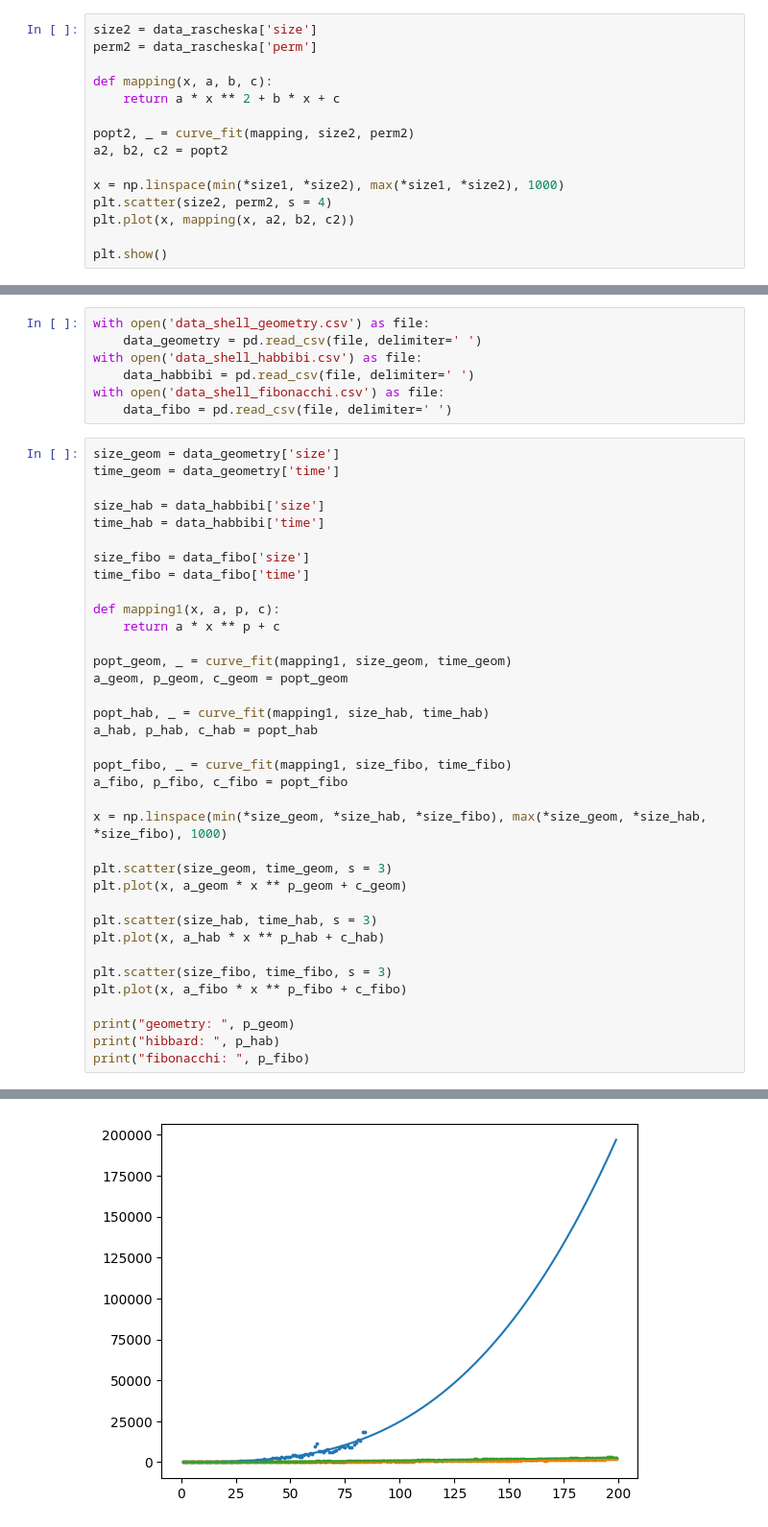
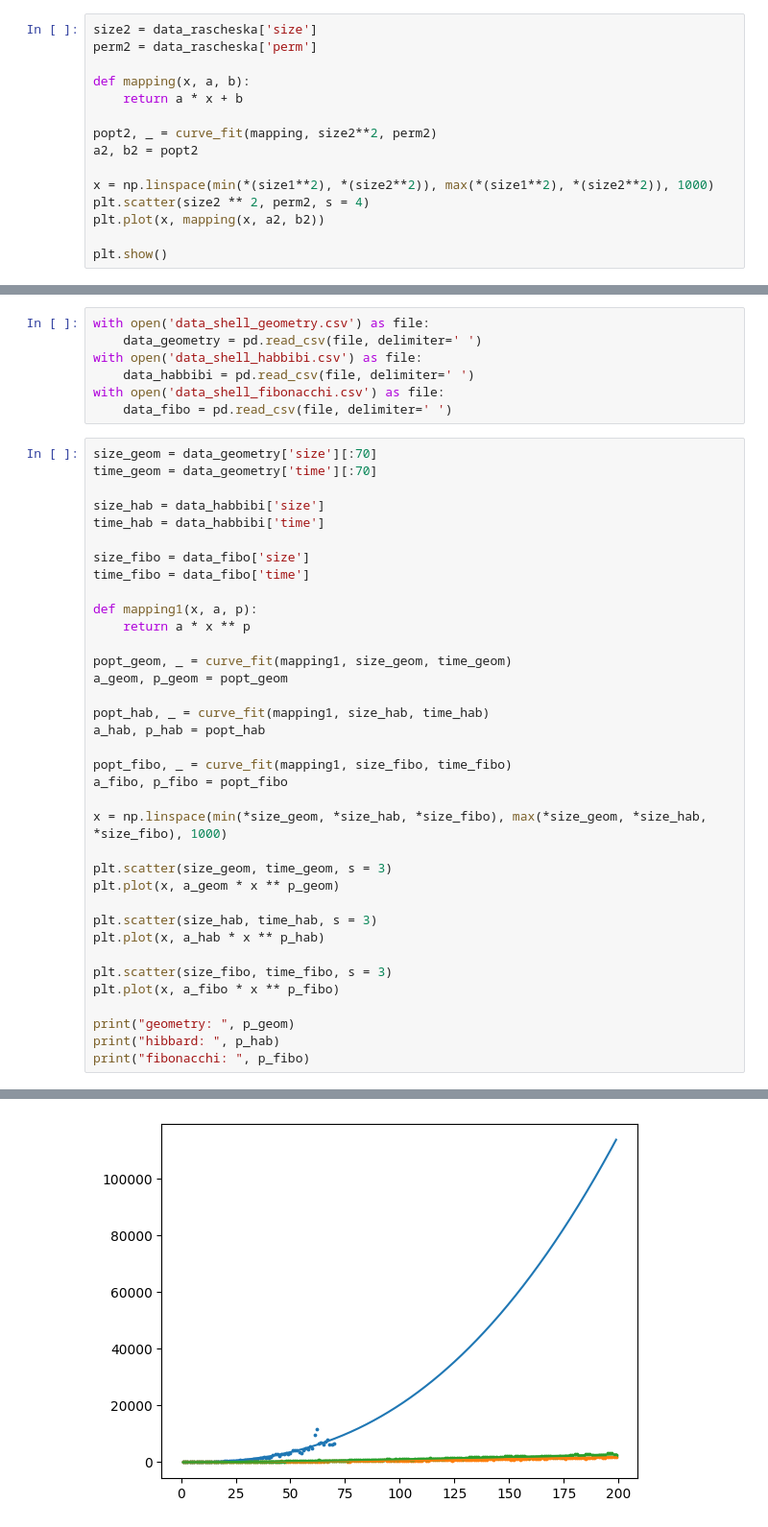
Before and after one commit to phystech-lunev-da/programming-semestr2, a Jupyter notebook: lab2/task1/Graphic.ipynb, the cells around one changed output, grey strips where cells are left out. Shown at 96% size. Cells and saved outputs as stored; diff of their text form.

```diff
--- a/lab2/task1/Graphic.ipynb
+++ b/lab2/task1/Graphic.ipynb
@@ -40,15 +40,15 @@ plt.plot(x, mapping(x, a2, b2, c2))
 size2 = data_rascheska['size']
 perm2 = data_rascheska['perm']
 
-def mapping(x, a, b, c):
-    return a * x ** 2 + b * x + c
+def mapping(x, a, b):
+    return a * x + b
 
-popt2, _ = curve_fit(mapping, size2, perm2)
-a2, b2, c2 = popt2
+popt2, _ = curve_fit(mapping, size2**2, perm2)
+a2, b2 = popt2
 
-x = np.linspace(min(*size1, *size2), max(*size1, *size2), 1000)
-plt.scatter(size2, perm2, s = 4)
-plt.plot(x, mapping(x, a2, b2, c2))
+x = np.linspace(min(*(size1**2), *(size2**2)), max(*(size1**2), *(size2**2)), 1000)
+plt.scatter(size2 ** 2, perm2, s = 4)
+plt.plot(x, mapping(x, a2, b2))
 
 plt.show()
 # %% [output]
@@ -61,8 +61,8 @@ with open('data_shell_habbibi.csv') as file:
 with open('data_shell_fibonacchi.csv') as file:
     data_fibo = pd.read_csv(file, delimiter=' ')
 # %%
-size_geom = data_geometry['size']
-time_geom = data_geometry['time']
+size_geom = data_geometry['size'][:70]
+time_geom = data_geometry['time'][:70]
 
 size_hab = data_habbibi['size']
 time_hab = data_habbibi['time']
@@ -70,28 +70,28 @@ time_hab = data_habbibi['time']
 size_fibo = data_fibo['size']
 time_fibo = data_fibo['time']
 
-def mapping1(x, a, p, c):
-    return a * x ** p + c
+def mapping1(x, a, p):
+    return a * x ** p
 
 popt_geom, _ = curve_fit(mapping1, size_geom, time_geom)
-a_geom, p_geom, c_geom = popt_geom
+a_geom, p_geom = popt_geom
 
 popt_hab, _ = curve_fit(mapping1, size_hab, time_hab)
-a_hab, p_hab, c_hab = popt_hab
+a_hab, p_hab = popt_hab
 
 popt_fibo, _ = curve_fit(mapping1, size_fibo, time_fibo)
-a_fibo, p_fibo, c_fibo = popt_fibo
+a_fibo, p_fibo = popt_fibo
 
 x = np.linspace(min(*size_geom, *size_hab, *size_fibo), max(*size_geom, *size_hab, *size_fibo), 1000)
 
 plt.scatter(size_geom, time_geom, s = 3)
-plt.plot(x, a_geom * x ** p_geom + c_geom)
+plt.plot(x, a_geom * x ** p_geom)
 
 plt.scatter(size_hab, time_hab, s = 3)
-plt.plot(x, a_hab * x ** p_hab + c_hab)
+plt.plot(x, a_hab * x ** p_hab)
 
 plt.scatter(size_fibo, time_fibo, s = 3)
-plt.plot(x, a_fibo * x ** p_fibo + c_fibo)
+plt.plot(x, a_fibo * x ** p_fibo)
 
 print("geometry: ", p_geom)
 print("hibbard: ", p_hab)
@@ -103 +103 @@ fibonacchi:  1.439472569696136
-[figure, old version]
+[figure, new version]
```
Also changed, not shown: parts of 4 cells of this notebook, 11 other files.
